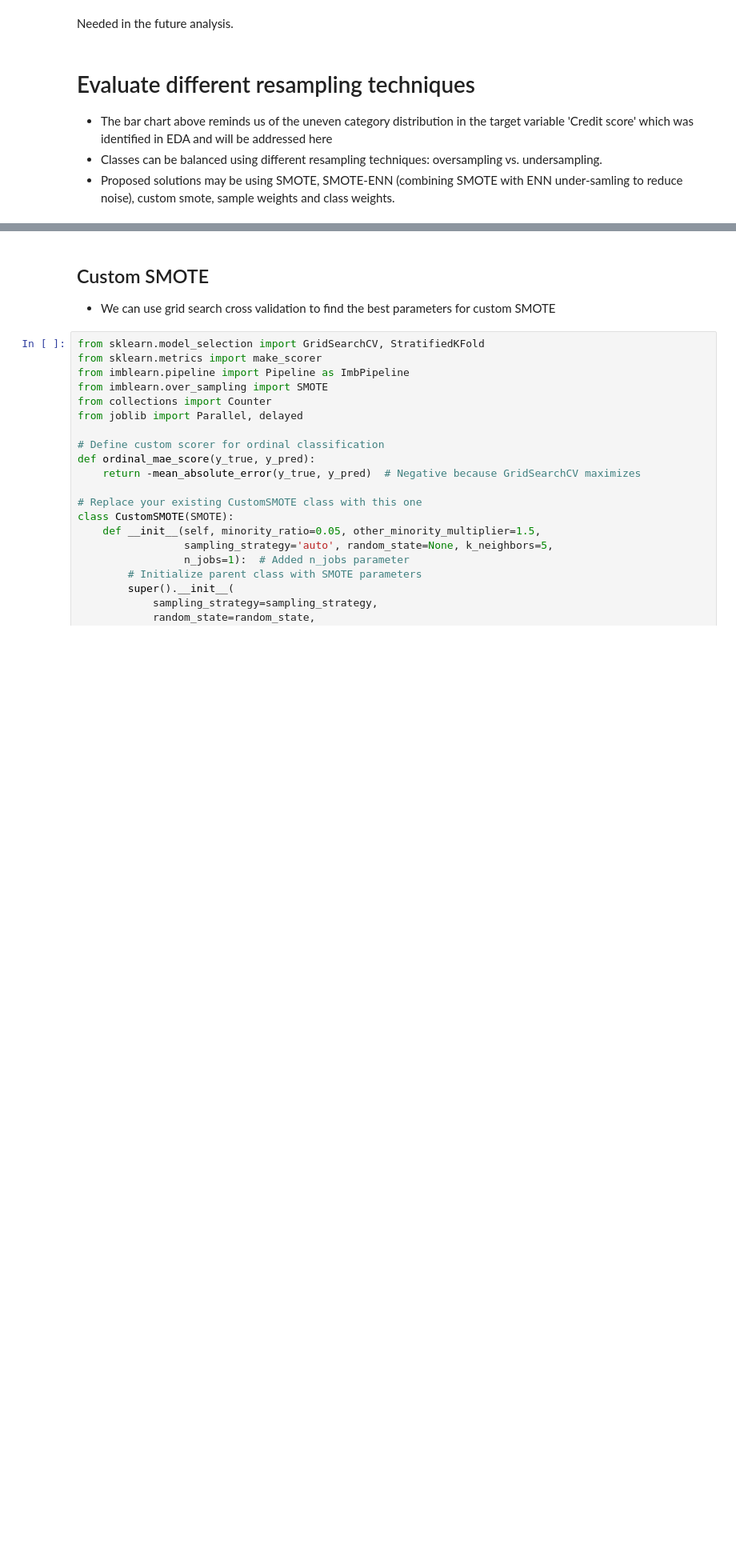
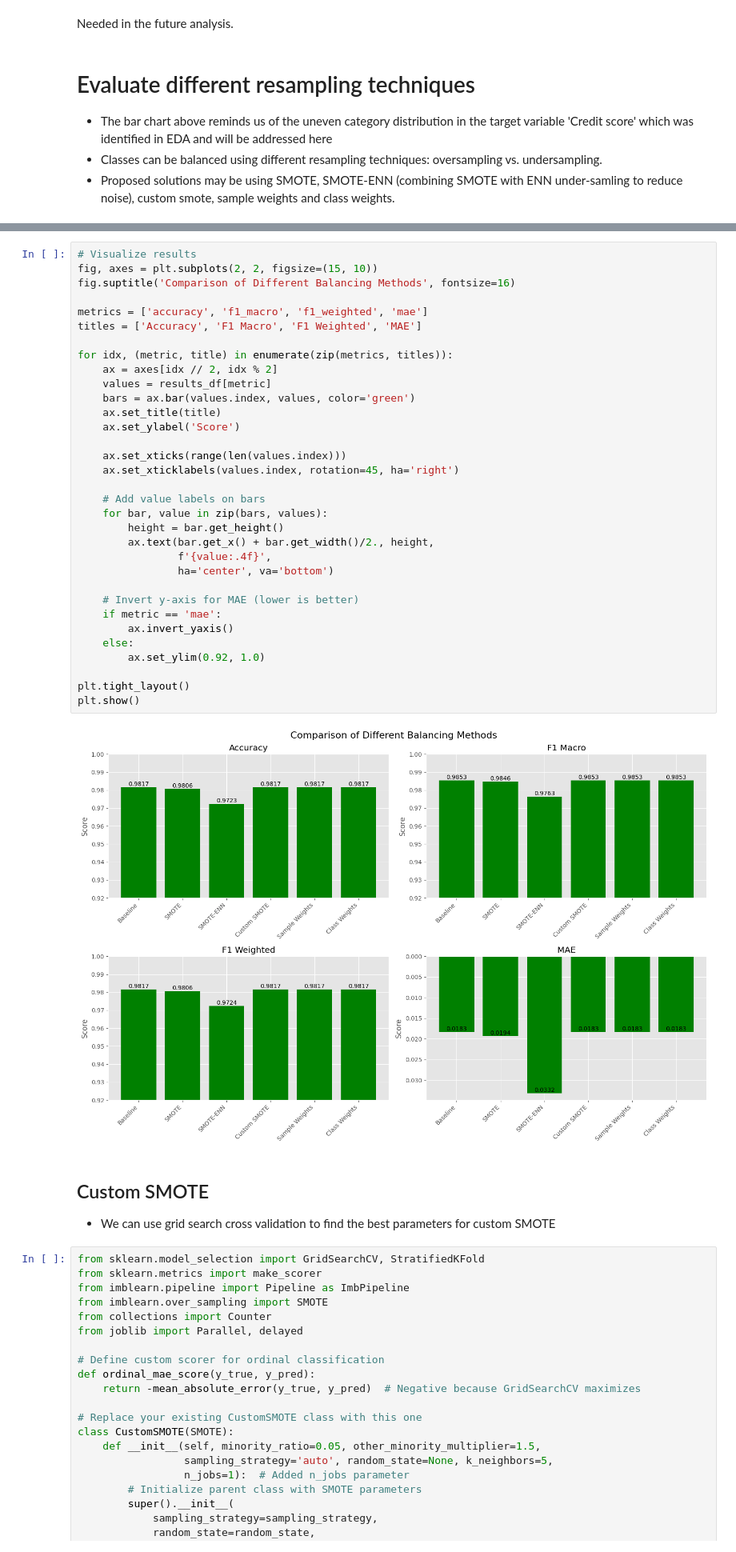
Before and after one commit to Simone-meli25/Credit_Score_Classification, a Jupyter notebook: notebooks/02_preprocessing.ipynb, the cells around one changed output, grey strips where cells are left out. Shown: that part at 80% size. Cells and saved outputs as stored; diff of their text form; blank space fills up the shorter version.

```diff
--- a/notebooks/02_preprocessing.ipynb
+++ b/notebooks/02_preprocessing.ipynb
@@ -927,3 +830,38 @@ mae: Sample Weights (0.0162)
+# %%
+# Visualize results
+fig, axes = plt.subplots(2, 2, figsize=(15, 10))
+fig.suptitle('Comparison of Different Balancing Methods', fontsize=16)
+
+metrics = ['accuracy', 'f1_macro', 'f1_weighted', 'mae']
+titles = ['Accuracy', 'F1 Macro', 'F1 Weighted', 'MAE']
+
+for idx, (metric, title) in enumerate(zip(metrics, titles)):
+    ax = axes[idx // 2, idx % 2]
+    values = results_df[metric]
+    bars = ax.bar(values.index, values, color='green')
+    ax.set_title(title)
+    ax.set_ylabel('Score')
+
+    ax.set_xticks(range(len(values.index)))
+    ax.set_xticklabels(values.index, rotation=45, ha='right')
+
+    # Add value labels on bars
+    for bar, value in zip(bars, values):
+        height = bar.get_height()
+        ax.text(bar.get_x() + bar.get_width()/2., height,
+                f'{value:.4f}',
+                ha='center', va='bottom')
+
+    # Invert y-axis for MAE (lower is better)
+    if metric == 'mae':
+        ax.invert_yaxis()
+    else:
+        ax.set_ylim(0.92, 1.0)
+
+plt.tight_layout()
+plt.show()
+# %% [output]
+[figure, added]
 # %% [markdown]
 ## Custom SMOTE
 - We can use grid search cross validation to find the best parameters for custom SMOTE
```
Also changed, not shown: parts of 30 cells of this notebook, 2 other files.
